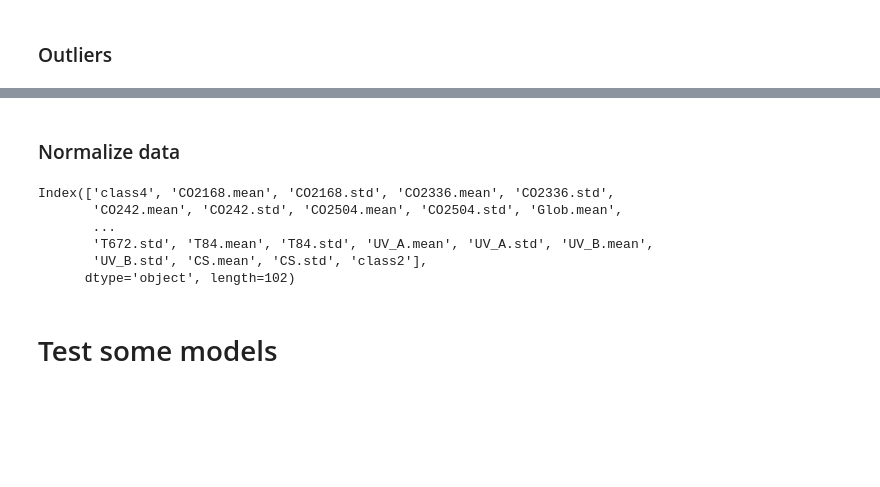
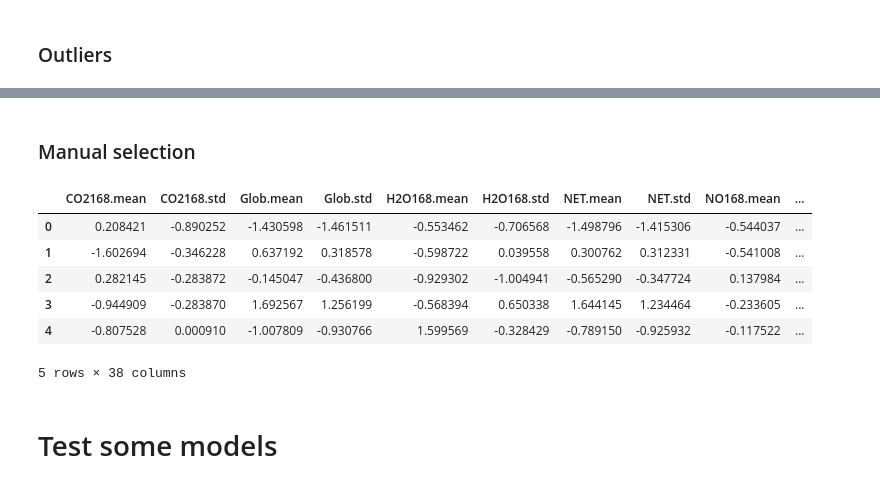
Before and after one commit to lehtoneo/intro-ml-project, a Jupyter notebook: data_analysis_ossi.ipynb, the cells around one changed output, grey strips where cells are left out. Saved outputs shown, nothing was run; the diff lists cells and outputs as text; code cells hidden in the pictures; blank space fills up the shorter version.

```diff
--- a/data_analysis_ossi.ipynb
+++ b/data_analysis_ossi.ipynb
@@ -165,20 +185,5 @@ Q3 = df_corr_dropped.quantile(0.75)
 IQR = Q3 - Q1
 
 df_corr_dropped_outlier_dropped = df_corr_dropped[(z < threshold).all(axis=1)]
-# %% [markdown]
-### Normalize data
-# %%
-from sklearn import preprocessing
-print(df.columns)
-X = df.drop(["class2", "class4"], axis=1)
-scaler = preprocessing.StandardScaler().fit(X)
-X_scaled = scaler.transform(X)
-X_scaled = pd.DataFrame(data=X_scaled)
-df_normalized_original = pd.concat([X_scaled, df[["class4", "class2"]]], axis = 1)
-# %% [output]
-Index(['class4', 'CO2168.mean', 'CO2168.std', 'CO2336.mean', 'CO2336.std',
-       'CO242.mean', 'CO242.std', 'CO2504.mean', 'CO2504.std', 'Glob.mean',
-       ...
-       'T672.std', 'T84.mean', 'T84.std', 'UV_A.mean', 'UV_A.std', 'UV_B.mean',
-       'UV_B.std', 'CS.mean', 'CS.std', 'class2'],
-      dtype='object', length=102)
+# %% [markdown]
+### Manual selection
@@ -185,3 +215,13 @@ Index(['class4', 'CO2168.mean', 'CO2168.std', 'CO2336.mean', 'CO2336.std',
+# %%
+df_manually_selected.head()
+# %% [output]
+|  | CO2168.mean | CO2168.std | Glob.mean | Glob.std | H2O168.mean | H2O168.std | NET.mean | NET.std | NO168.mean | ... |
+| 0 | 0.208421 | -0.890252 | -1.430598 | -1.461511 | -0.553462 | -0.706568 | -1.498796 | -1.415306 | -0.544037 | ... |
+| 1 | -1.602694 | -0.346228 | 0.637192 | 0.318578 | -0.598722 | 0.039558 | 0.300762 | 0.312331 | -0.541008 | ... |
+| 2 | 0.282145 | -0.283872 | -0.145047 | -0.436800 | -0.929302 | -1.004941 | -0.565290 | -0.347724 | 0.137984 | ... |
+| 3 | -0.944909 | -0.283870 | 1.692567 | 1.256199 | -0.568394 | 0.650338 | 1.644145 | 1.234464 | -0.233605 | ... |
+| 4 | -0.807528 | 0.000910 | -1.007809 | -0.930766 | 1.599569 | -0.328429 | -0.789150 | -0.925932 | -0.117522 | ... |
+5 rows × 38 columns
 # %% [markdown]
 # Test some models
 # %%
```
Also changed, not shown: parts of 14 cells of this notebook.
